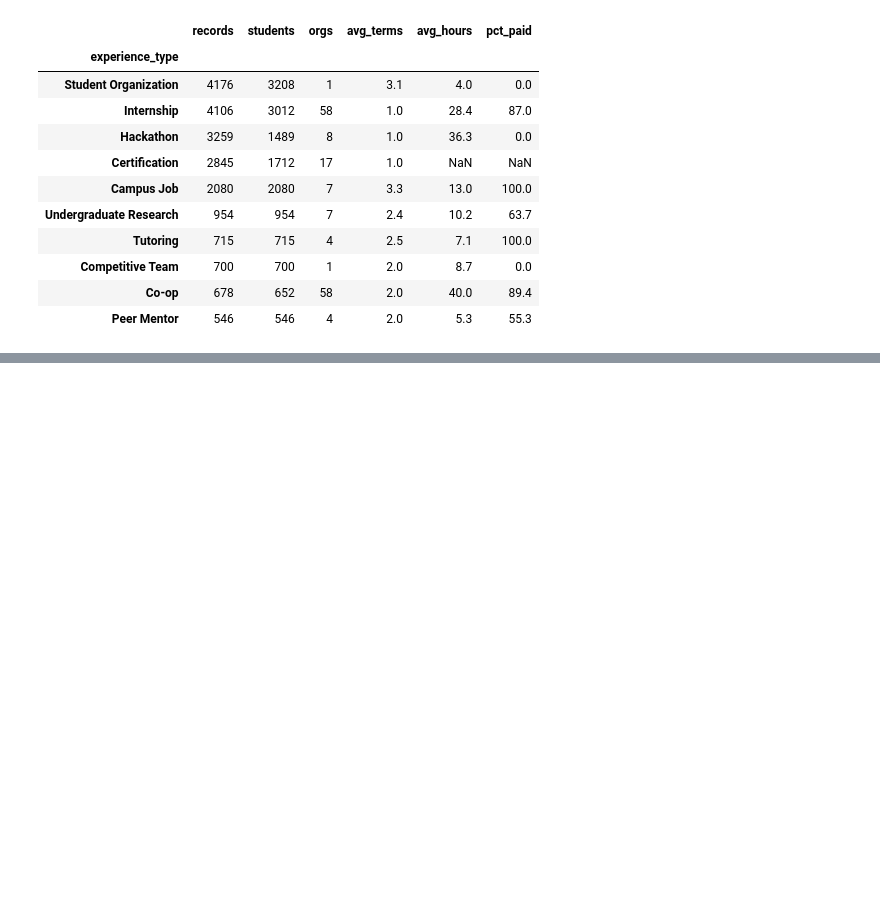
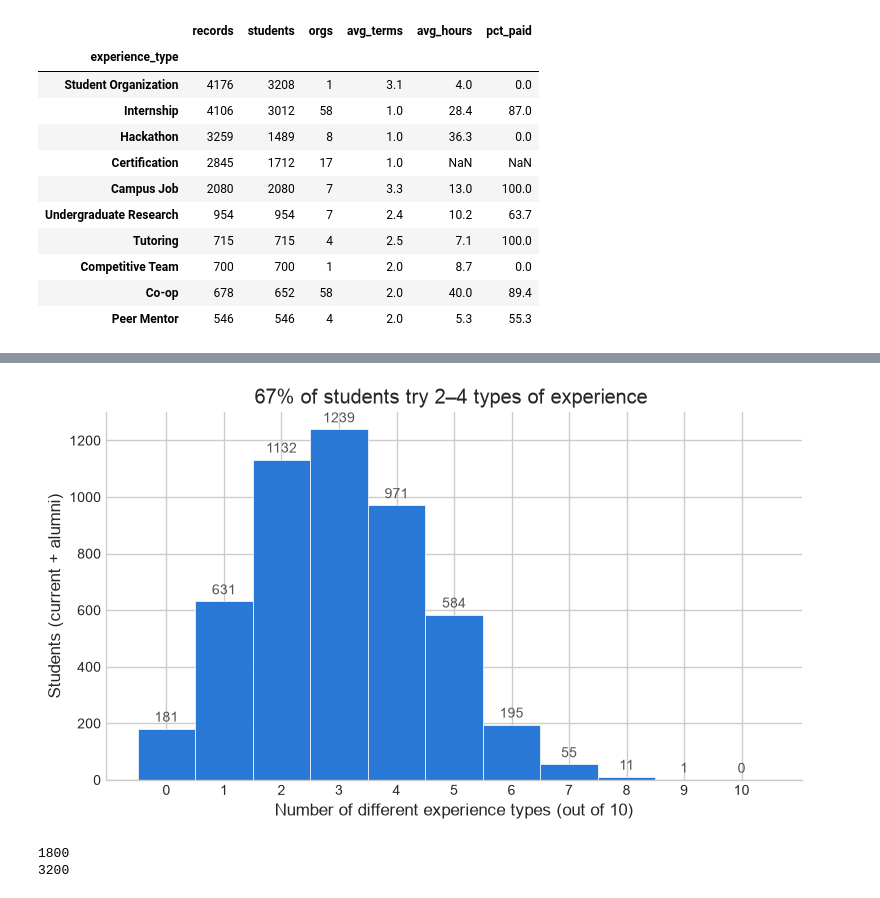
Before and after one commit to WestphalianFresco/TSWhackUMBC, a Jupyter notebook: file.ipynb, the cells around one changed output, grey strips where cells are left out. Cells and saved outputs as stored; diff of their text form; code cells hidden in the pictures; blank space fills up the shorter version.

```diff
--- a/file.ipynb
+++ b/file.ipynb
@@ -71,0 +73,22 @@ plt.show()
+# %%
+# breadth = distinct experience types per person; people with no experience rows count as 0
+ids = pd.concat([stuCur["campus_id"], stuAlum["campus_id"]])
+breadth = stuExp.groupby("campus_id")["experience_type"].nunique().reindex(ids, fill_value=0)
+share = breadth.between(2, 4).mean() * 100
+
+fig, ax = plt.subplots(figsize=(8, 4))
+ax.hist(breadth, bins=np.arange(-0.5, 11.5), color="#2a78d6", edgecolor="white", linewidth=0.5)
+ax.bar_label(ax.containers[0], fmt="%d", padding=3, color="#52514e")
+ax.set(xticks=range(11),
+       xlabel="Number of different experience types (out of 10)", ylabel="Students (current + alumni)",
+       title=f"{share:.0f}% of students try 2–4 types of experience ")
+ax.spines[["top", "right"]].set_visible(False)
+plt.show()
+# %% [output]
+[figure, added]
+# %%
+print(len(stuCur))
+print(len(stuAlum))
+# %% [output]
+1800
+3200
```
Also changed, not shown: parts of 3 cells of this notebook.
